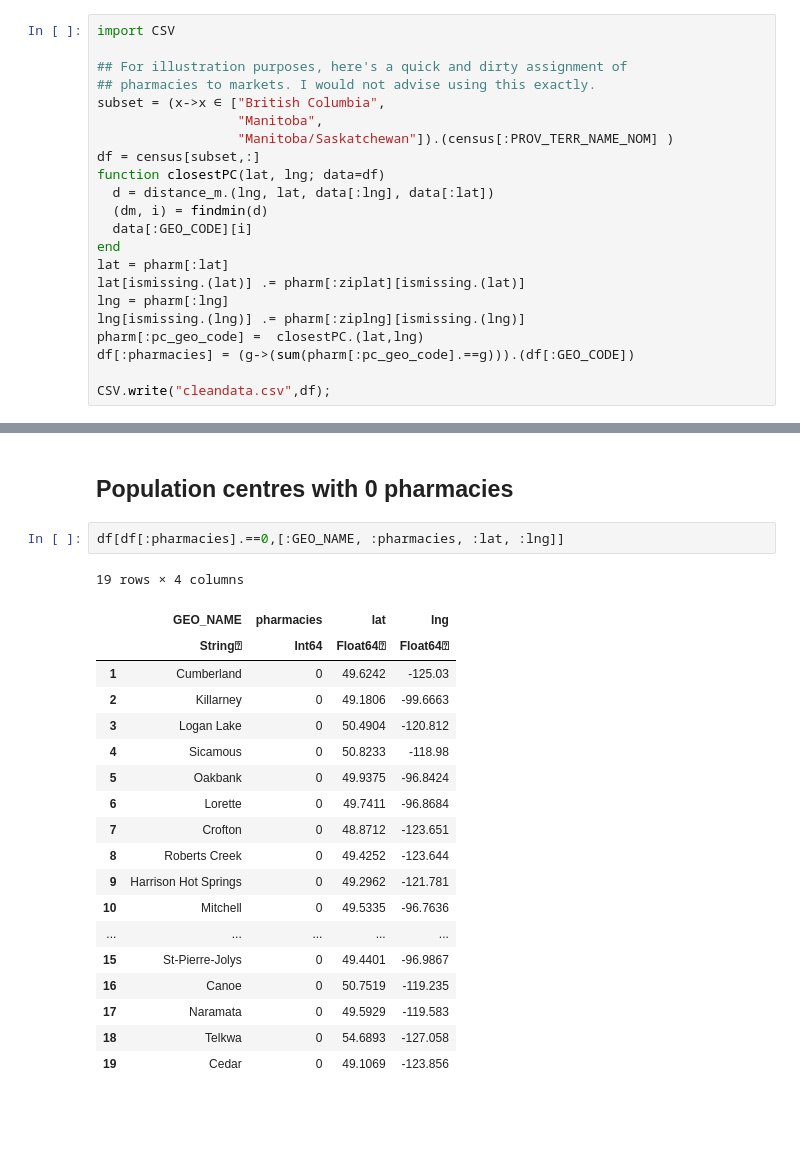
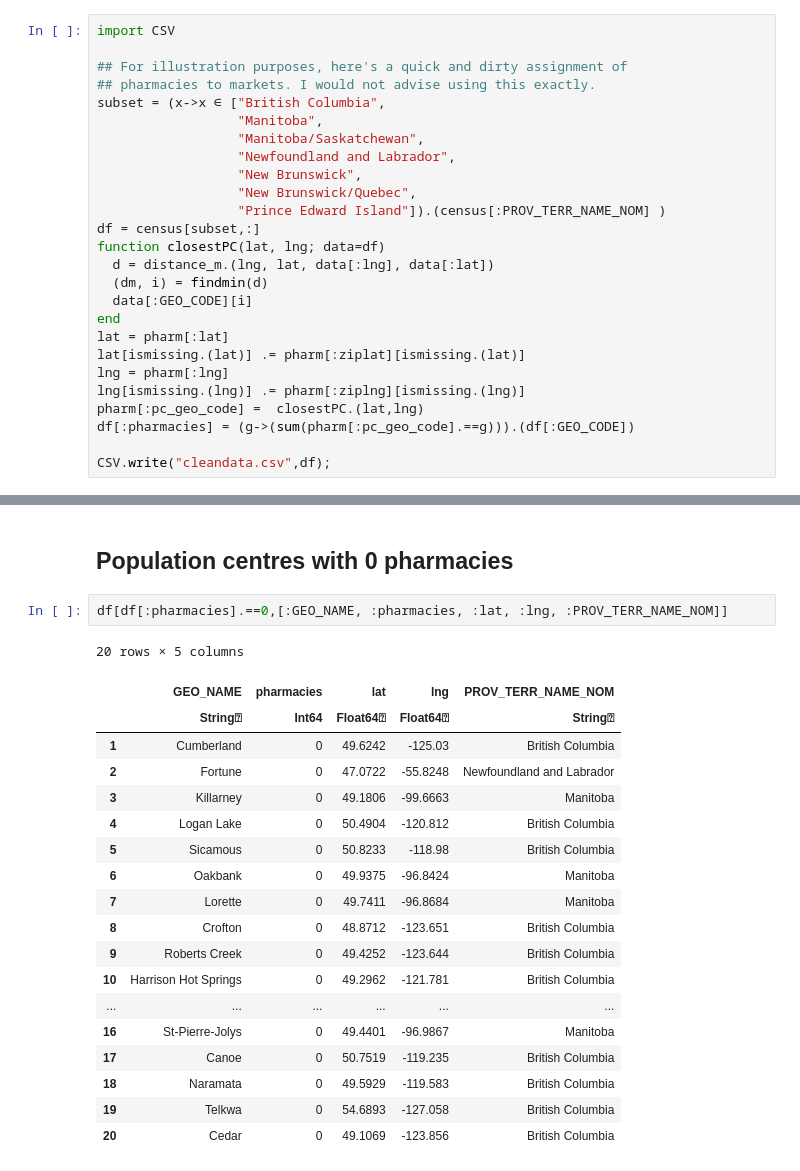
Before and after one commit to UBCECON567/PharmacyEntry, a Jupyter notebook: notebooks/pharmacyentry01-dataprep.ipynb, the cells around one changed output, grey strips where cells are left out. Cells and saved outputs as stored; diff of their text form; blank space fills up the shorter version.

```diff
--- a/notebooks/pharmacyentry01-dataprep.ipynb
+++ b/notebooks/pharmacyentry01-dataprep.ipynb
@@ -431,7 +441,11 @@ import CSV
 ## pharmacies to markets. I would not advise using this exactly.
 subset = (x->x ∈ ["British Columbia",
                   "Manitoba",
-                  "Manitoba/Saskatchewan"]).(census[:PROV_TERR_NAME_NOM] )
+                  "Manitoba/Saskatchewan",
+                  "Newfoundland and Labrador",
+                  "New Brunswick",
+                  "New Brunswick/Quebec",
+                  "Prince Edward Island"]).(census[:PROV_TERR_NAME_NOM] )
 df = census[subset,:]
 function closestPC(lat, lng; data=df)
   d = distance_m.(lng, lat, data[:lng], data[:lat])
@@ -473,24 +487,24 @@ df[df[:pharmacies].>10,[:GEO_NAME, :pharmacies]]
 # %% [markdown]
 ## Population centres with 0 pharmacies
 # %%
-df[df[:pharmacies].==0,[:GEO_NAME, :pharmacies, :lat, :lng]]
+df[df[:pharmacies].==0,[:GEO_NAME, :pharmacies, :lat, :lng, :PROV_TERR_NAME_NOM]]
 # %% [output]
-19 rows × 4 columns
+20 rows × 5 columns
-|  | GEO_NAME | pharmacies | lat | lng |
-|  | String⍰ | Int64 | Float64⍰ | Float64⍰ |
-| 1 | Cumberland | 0 | 49.6242 | -125.03 |
-| 2 | Killarney | 0 | 49.1806 | -99.6663 |
-| 3 | Logan Lake | 0 | 50.4904 | -120.812 |
-| 4 | Sicamous | 0 | 50.8233 | -118.98 |
-| 5 | Oakbank | 0 | 49.9375 | -96.8424 |
-| 6 | Lorette | 0 | 49.7411 | -96.8684 |
-| 7 | Crofton | 0 | 48.8712 | -123.651 |
-| 8 | Roberts Creek | 0 | 49.4252 | -123.644 |
-| 9 | Harrison Hot Springs | 0 | 49.2962 | -121.781 |
-| 10 | Mitchell | 0 | 49.5335 | -96.7636 |
-| ... | ... | ... | ... | ... |
-| 15 | St-Pierre-Jolys | 0 | 49.4401 | -96.9867 |
-| 16 | Canoe | 0 | 50.7519 | -119.235 |
-| 17 | Naramata | 0 | 49.5929 | -119.583 |
-| 18 | Telkwa | 0 | 54.6893 | -127.058 |
-| 19 | Cedar | 0 | 49.1069 | -123.856 |
+|  | GEO_NAME | pharmacies | lat | lng | PROV_TERR_NAME_NOM |
+|  | String⍰ | Int64 | Float64⍰ | Float64⍰ | String⍰ |
+| 1 | Cumberland | 0 | 49.6242 | -125.03 | British Columbia |
+| 2 | Fortune | 0 | 47.0722 | -55.8248 | Newfoundland and Labrador |
+| 3 | Killarney | 0 | 49.1806 | -99.6663 | Manitoba |
+| 4 | Logan Lake | 0 | 50.4904 | -120.812 | British Columbia |
+| 5 | Sicamous | 0 | 50.8233 | -118.98 | British Columbia |
+| 6 | Oakbank | 0 | 49.9375 | -96.8424 | Manitoba |
+| 7 | Lorette | 0 | 49.7411 | -96.8684 | Manitoba |
+| 8 | Crofton | 0 | 48.8712 | -123.651 | British Columbia |
+| 9 | Roberts Creek | 0 | 49.4252 | -123.644 | British Columbia |
+| 10 | Harrison Hot Springs | 0 | 49.2962 | -121.781 | British Columbia |
+| ... | ... | ... | ... | ... | ... |
+| 16 | St-Pierre-Jolys | 0 | 49.4401 | -96.9867 | Manitoba |
+| 17 | Canoe | 0 | 50.7519 | -119.235 | British Columbia |
+| 18 | Naramata | 0 | 49.5929 | -119.583 | British Columbia |
+| 19 | Telkwa | 0 | 54.6893 | -127.058 | British Columbia |
+| 20 | Cedar | 0 | 49.1069 | -123.856 | British Columbia |
```
Also changed, not shown: parts of 9 cells of this notebook, 9 other files.
